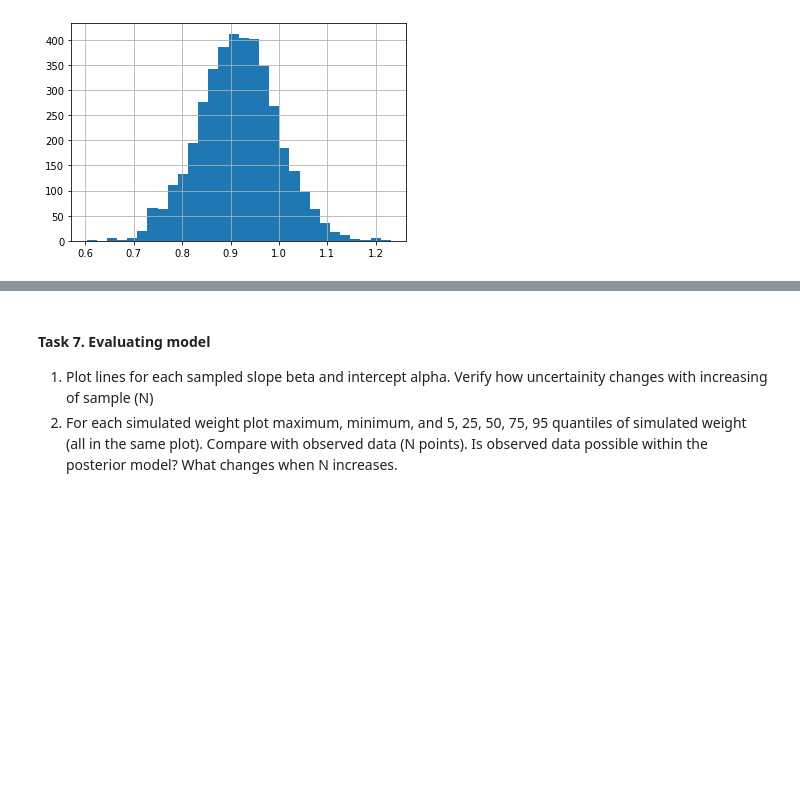
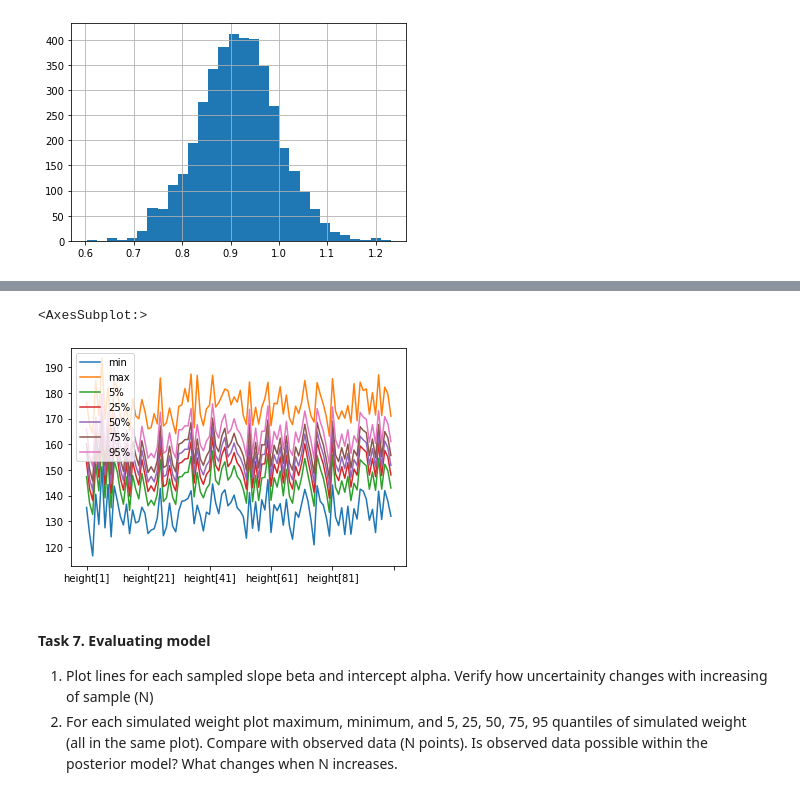
Before and after one commit to dominikwozniak/data-analytics, a Jupyter notebook: lab-4/lab_4.ipynb, the cells around one changed output, grey strips where cells are left out. Saved outputs shown, nothing was run; the diff lists cells and outputs as text; code cells hidden in the pictures; blank space fills up the shorter version.

```diff
--- a/lab-4/lab_4.ipynb
+++ b/lab-4/lab_4.ipynb
@@ -297,3 +322,6 @@ df_draws["beta"].hist(bins=30)
 # %% [output]
 <AxesSubplot:>
 [figure]
+# %%
+filtered = df_draws[df_draws.columns[110:]]
+filtered.head()
@@ -300,3 +336,17 @@ df_draws["beta"].hist(bins=30)
+# %%
+df_q = pd.DataFrame({
+    'min': filtered.min(),
+    'max': filtered.max(),
+    '5%': filtered.quantile(0.05),
+    '25%': filtered.quantile(0.25),
+    '50%': filtered.quantile(0.5),
+    '75%': filtered.quantile(0.75),
+    '95%': filtered.quantile(0.95)
+})
+df_q.plot()
+# %% [output]
+<AxesSubplot:>
+[figure, added]
 # %% [markdown]
 #### Task 7. Evaluating model
 
```
Also changed, not shown: parts of 5 cells of this notebook.
